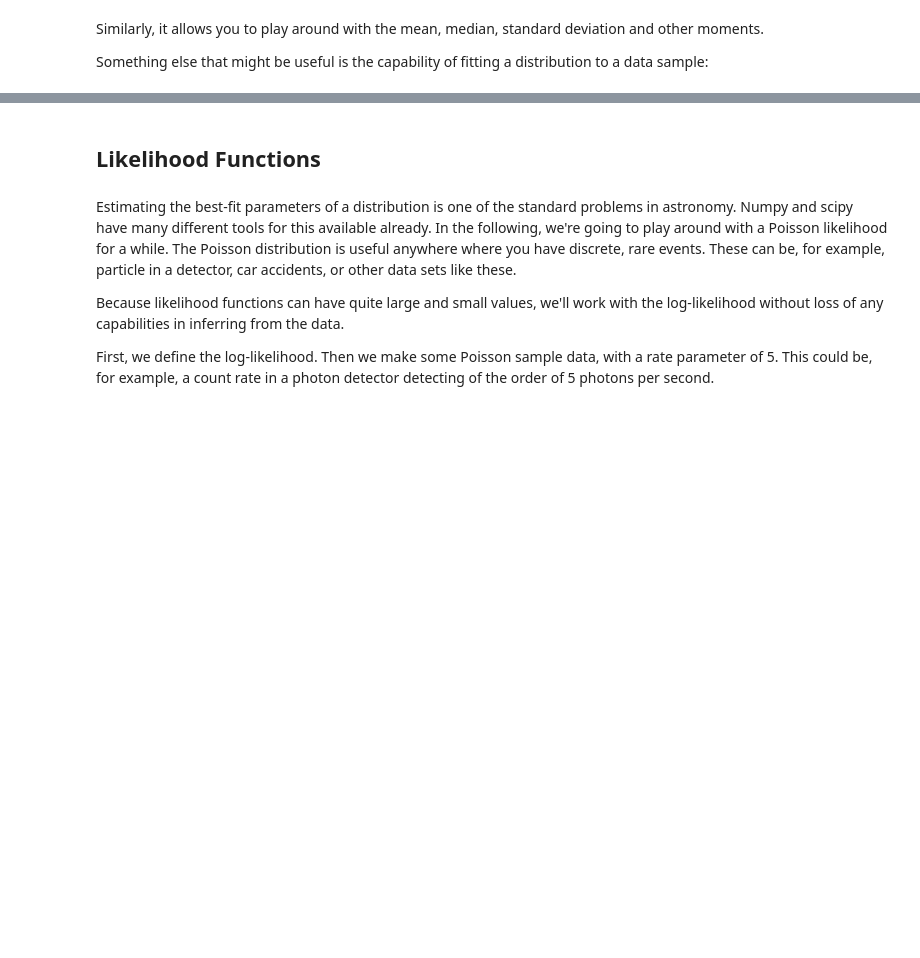
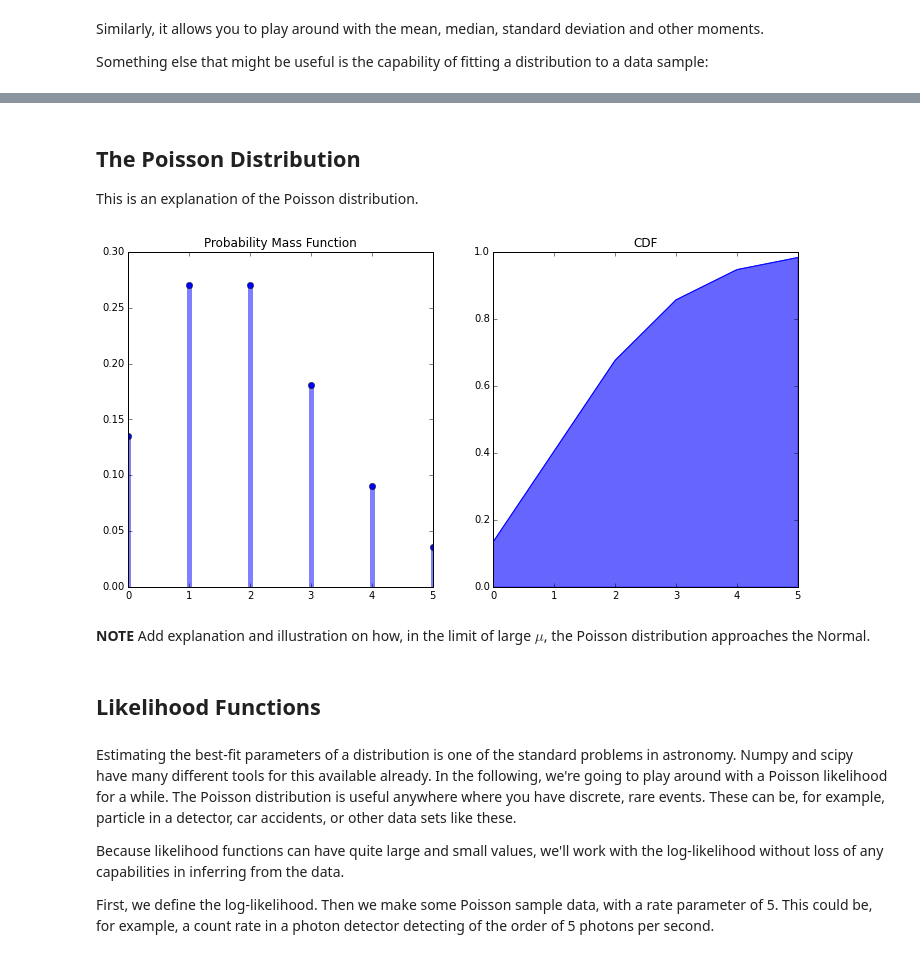
Before and after one commit to dhuppenkothen/ClassicalStatsPython, a Jupyter notebook: classicalstatsexamples.ipynb, the cells around one changed output, grey strips where cells are left out. Saved outputs shown, nothing was run; the diff lists cells and outputs as text; code cells hidden in the pictures; blank space fills up the shorter version.

```diff
--- a/classicalstatsexamples.ipynb
+++ b/classicalstatsexamples.ipynb
@@ -268,3 +344,19 @@ print("The fit parameter for the standard deviation of the distribution is: %.4f
+# %% [markdown]
+## The Poisson Distribution
+
+This is an explanation of the Poisson distribution.
+# %%
+def poisson(m):
+    d = scipy.stats.poisson(m)
+    x = np.arange(d.ppf(0.01), d.ppf(0.99))
+    plot_dist(x, d, continuous=False)
+    return
+
+interact(poisson, m=(1,10,1));
+# %% [output]
+[figure, added]
+# %% [markdown]
+**NOTE** Add explanation and illustration on how, in the limit of large $\mu$, the Poisson distribution approaches the Normal.
 # %% [markdown]
 ## Likelihood Functions
 # %% [markdown]
```
Also changed, not shown: parts of 7 cells of this notebook.
